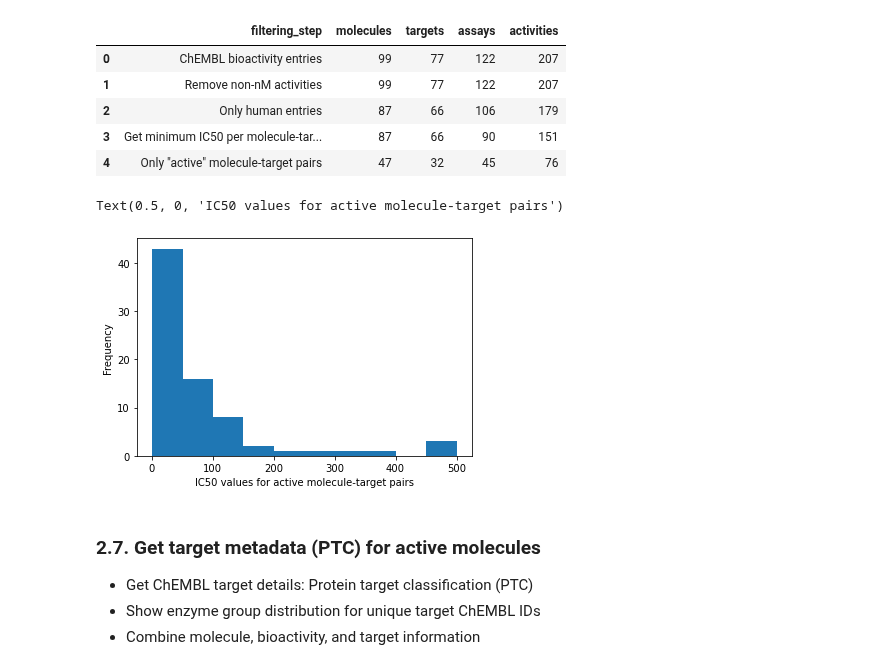
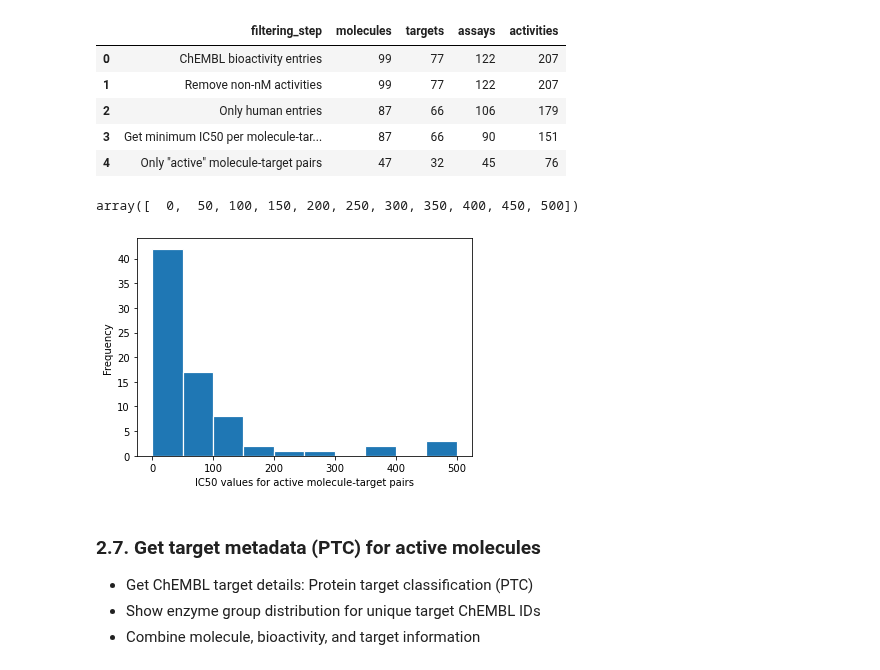
Before and after one commit to volkamerlab/KinFragLib, a Jupyter notebook: notebooks/4_4_combinatorial_library_comparison_chembl.ipynb, the cells around one changed output. Drawn from its saved outputs; the diff is of its cells as text; code cells hidden in the pictures.

```diff
--- a/notebooks/4_4_combinatorial_library_comparison_chembl.ipynb
+++ b/notebooks/4_4_combinatorial_library_comparison_chembl.ipynb
@@ -493,12 +525,21 @@ filtering
 | 2 | Only human entries | 87 | 66 | 106 | 179 |
 | 3 | Get minimum IC50 per molecule-tar... | 87 | 66 | 90 | 151 |
 | 4 | Only "active" molecule-target pairs | 47 | 32 | 45 | 76 |
+# %%
+np.arange(0, 501, 50)
+# %% [output]
+array([  0,  50, 100, 150, 200, 250, 300, 350, 400, 450, 500])
 # %%
-ax = activities_active.standard_value.plot(kind='hist')
+ax = activities_active.standard_value.plot(
+    kind='hist',
+    bins=np.arange(0, 501, 50),
+    edgecolor='white',
+    linewidth=1.2
+)
 ax.set_xlabel('IC50 values for active molecule-target pairs')
+plt.show()
 # %% [output]
-Text(0.5, 0, 'IC50 values for active molecule-target pairs')
-[figure, old version]
+[figure, new version]
 # %% [markdown]
 ### 2.7. Get target metadata (PTC) for active molecules
 
```
Also changed, not shown: parts of 16 cells of this notebook.
